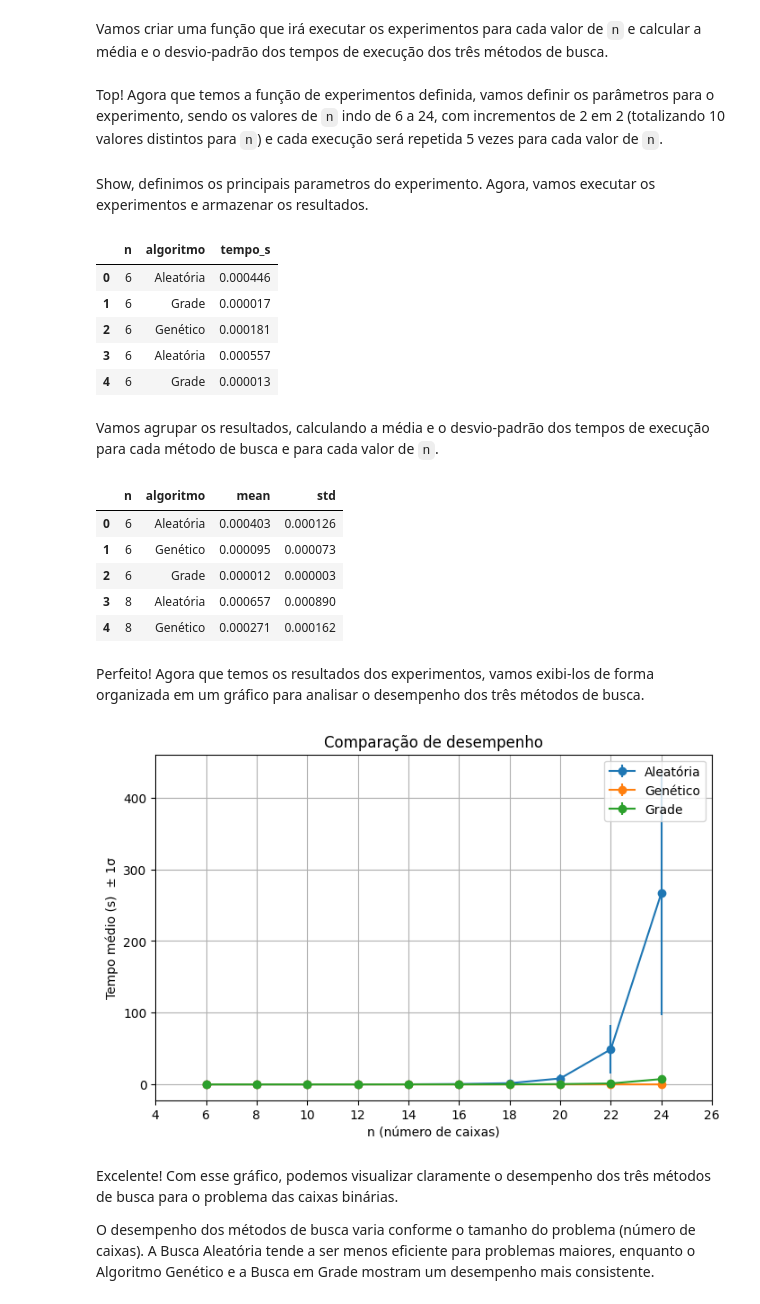
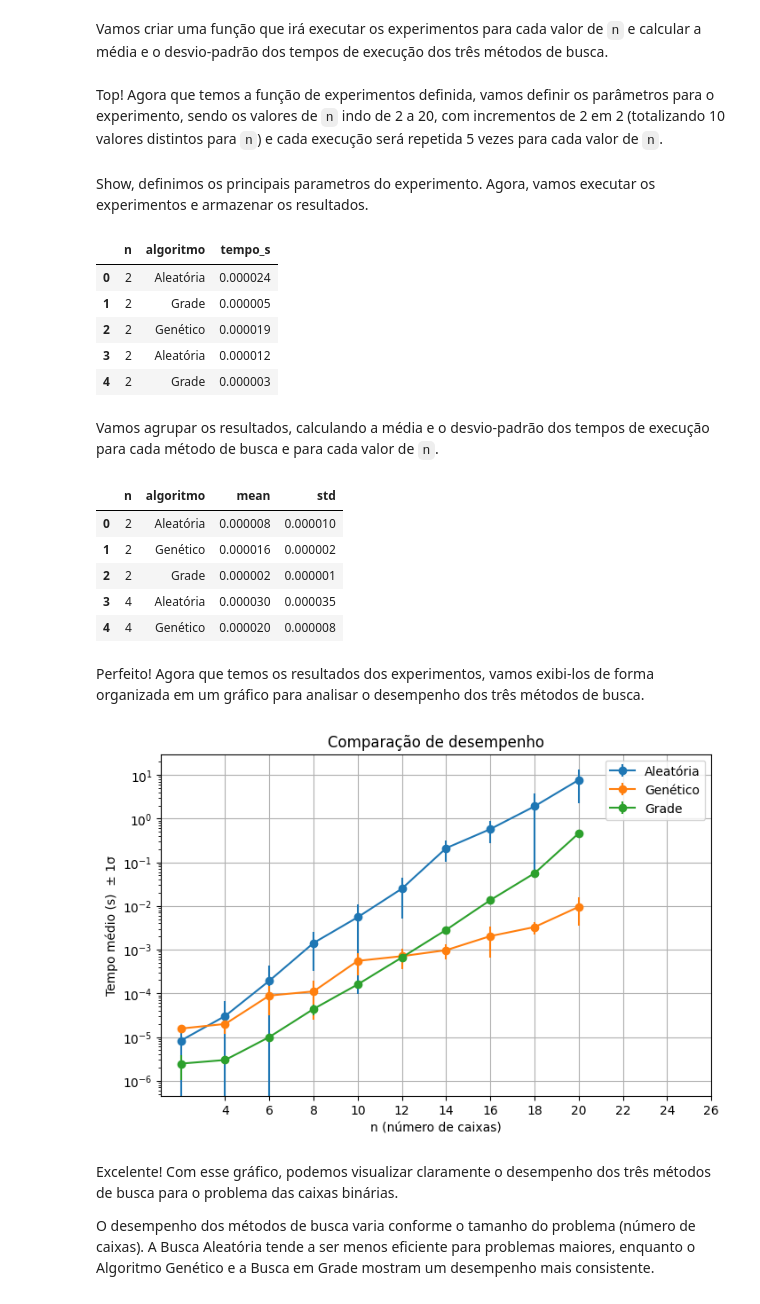
Before and after one commit to ThallesCansi/RNAG, a Jupyter notebook: Monstrinhos/Monstrinho 3.7.ipynb, the cells around one changed output. Cells and saved outputs as stored; diff of their text form; code cells hidden in the pictures.

Commit message:
🧌 Acertando o gráfico do Monstrinho 3.7 para a escala log e alterando o nome do arquivo da 👹 Fera Formidável 4.1

```diff
--- a/Monstrinhos/Monstrinho 3.7.ipynb
+++ b/Monstrinhos/Monstrinho 3.7.ipynb
@@ -185,9 +185,9 @@ def executa_experimentos(valores_n: list, n_reps: int = 5) -> pd.DataFrame:
             )
     return pd.DataFrame(registros)
 # %% [markdown]
-Top! Agora que temos a função de experimentos definida, vamos definir os parâmetros para o experimento, sendo os valores de `n` indo de 6 a 24, com incrementos de 2 em 2 (totalizando 10 valores distintos para `n`) e cada execução será repetida 5 vezes para cada valor de `n`.
+Top! Agora que temos a função de experimentos definida, vamos definir os parâmetros para o experimento, sendo os valores de `n` indo de 2 a 20, com incrementos de 2 em 2 (totalizando 10 valores distintos para `n`) e cada execução será repetida 5 vezes para cada valor de `n`.
 # %%
-valores_n = list(range(6, 26, 2))
+valores_n = list(range(2, 22, 2))
 
 repeticoes = 5
 # %% [markdown]
@@ -197,11 +197,11 @@ df = executa_experimentos(valores_n, repeticoes)
 df.head()
 # %% [output]
 |  | n | algoritmo | tempo_s |
-| 0 | 6 | Aleatória | 0.000446 |
-| 1 | 6 | Grade | 0.000017 |
-| 2 | 6 | Genético | 0.000181 |
-| 3 | 6 | Aleatória | 0.000557 |
-| 4 | 6 | Grade | 0.000013 |
+| 0 | 2 | Aleatória | 0.000024 |
+| 1 | 2 | Grade | 0.000005 |
+| 2 | 2 | Genético | 0.000019 |
+| 3 | 2 | Aleatória | 0.000012 |
+| 4 | 2 | Grade | 0.000003 |
 # %% [markdown]
 Vamos agrupar os resultados, calculando a média e o desvio-padrão dos tempos de execução para cada método de busca e para cada valor de `n`.
 # %%
@@ -209,26 +209,27 @@ agr = df.groupby(["n", "algoritmo"]).tempo_s.agg(["mean", "std"]).reset_index()
 agr.head()
 # %% [output]
 |  | n | algoritmo | mean | std |
-| 0 | 6 | Aleatória | 0.000403 | 0.000126 |
-| 1 | 6 | Genético | 0.000095 | 0.000073 |
-| 2 | 6 | Grade | 0.000012 | 0.000003 |
-| 3 | 8 | Aleatória | 0.000657 | 0.000890 |
-| 4 | 8 | Genético | 0.000271 | 0.000162 |
+| 0 | 2 | Aleatória | 0.000008 | 0.000010 |
+| 1 | 2 | Genético | 0.000016 | 0.000002 |
+| 2 | 2 | Grade | 0.000002 | 0.000001 |
+| 3 | 4 | Aleatória | 0.000030 | 0.000035 |
+| 4 | 4 | Genético | 0.000020 | 0.000008 |
 # %% [markdown]
 Perfeito! Agora que temos os resultados dos experimentos, vamos exibi-los de forma organizada em um gráfico para analisar o desempenho dos três métodos de busca.
 # %%
 plt.figure(figsize=(8,5))
 for alg, sub in agr.groupby("algoritmo"):
     plt.errorbar(sub["n"], sub["mean"], yerr=sub["std"], label=alg, marker='o')
 plt.xlabel("n (número de caixas)")
 plt.ylabel("Tempo médio (s)  ± 1σ")
 plt.title("Comparação de desempenho")
 plt.legend()
 plt.grid(True)
 plt.xticks(range(4, 28, 2))
+plt.yscale("log")
 plt.show()
 # %% [output]
-[figure, old version]
+[figure, new version]
 # %% [markdown]
 Excelente! Com esse gráfico, podemos visualizar claramente o desempenho dos três métodos de busca para o problema das caixas binárias.
 
```
